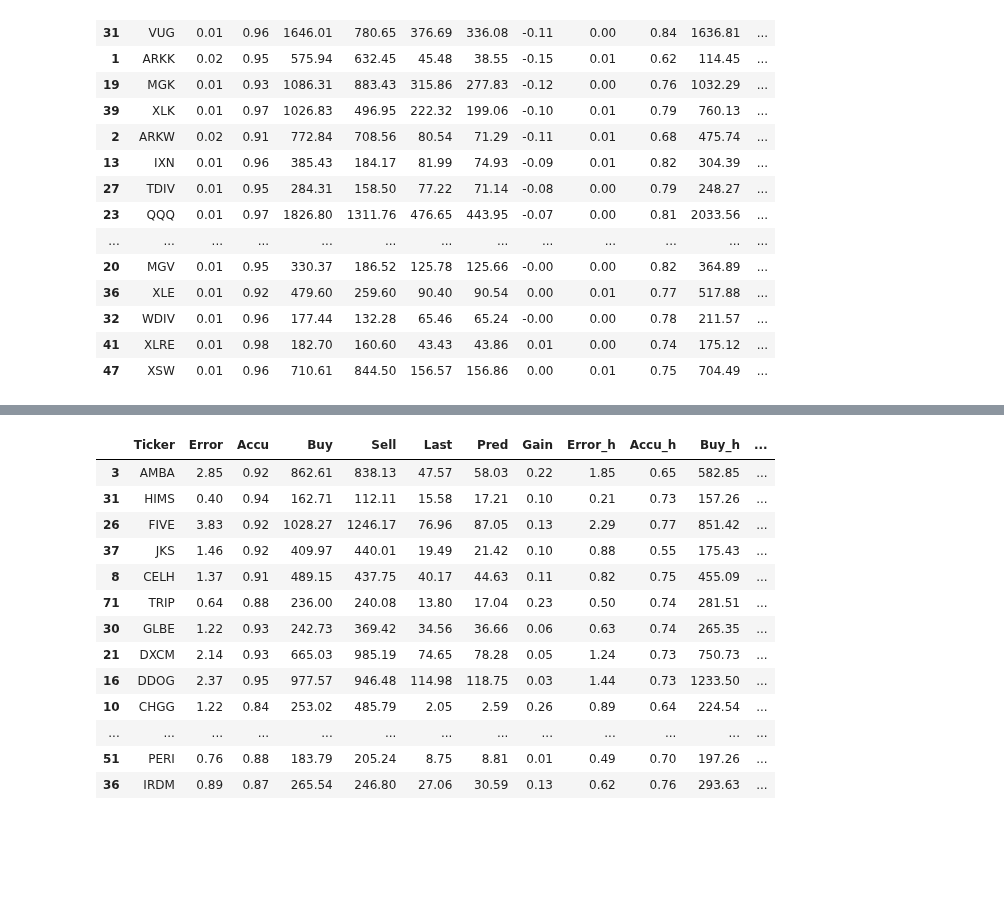
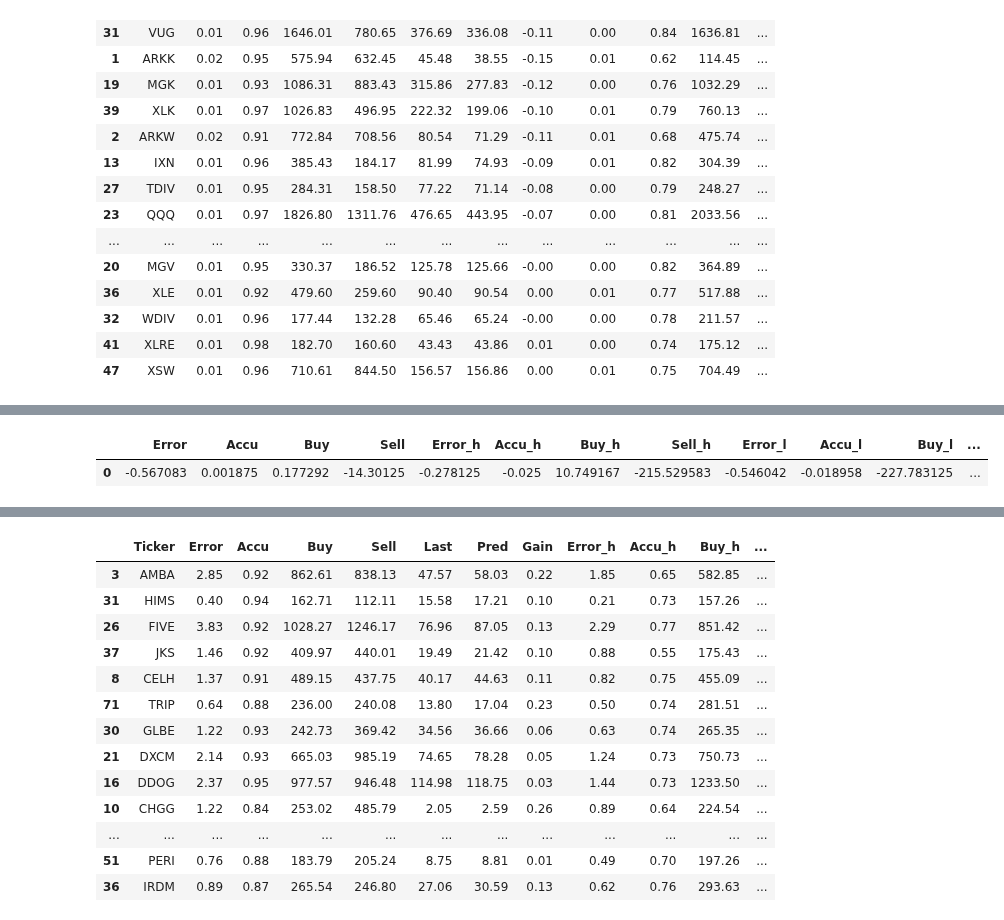
Before and after one commit to ahsank/StockML, a Jupyter notebook: TestLocal.ipynb, the cells around one changed output, grey strips where cells are left out. Cells and saved outputs as stored; diff of their text form; code cells hidden in the pictures; blank space fills up the shorter version.

```diff
--- a/TestLocal.ipynb
+++ b/TestLocal.ipynb
@@ -178,0 +213,7 @@ mean_df_standard
+# %%
+mean_values3  = df3[perf_cols].mean()
+mean_df_rr_mimmax = pd.DataFrame(mean_values3).transpose()
+mean_df_rr_mimmax - mean_df_minmax
+# %% [output]
+|  | Error | Accu | Buy | Sell | Error_h | Accu_h | Buy_h | Sell_h | Error_l | Accu_l | Buy_l | ... |
+| 0 | -0.567083 | 0.001875 | 0.177292 | -14.30125 | -0.278125 | -0.025 | 10.749167 | -215.529583 | -0.546042 | -0.018958 | -227.783125 | ... |
```
Also changed, not shown: parts of 6 cells of this notebook.
